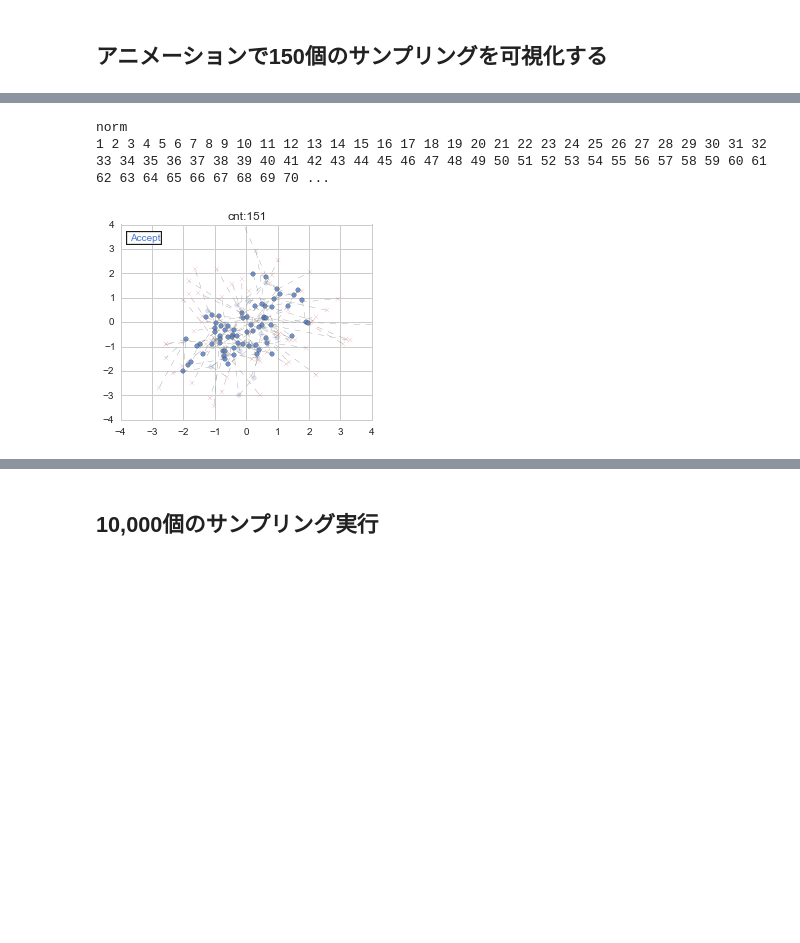
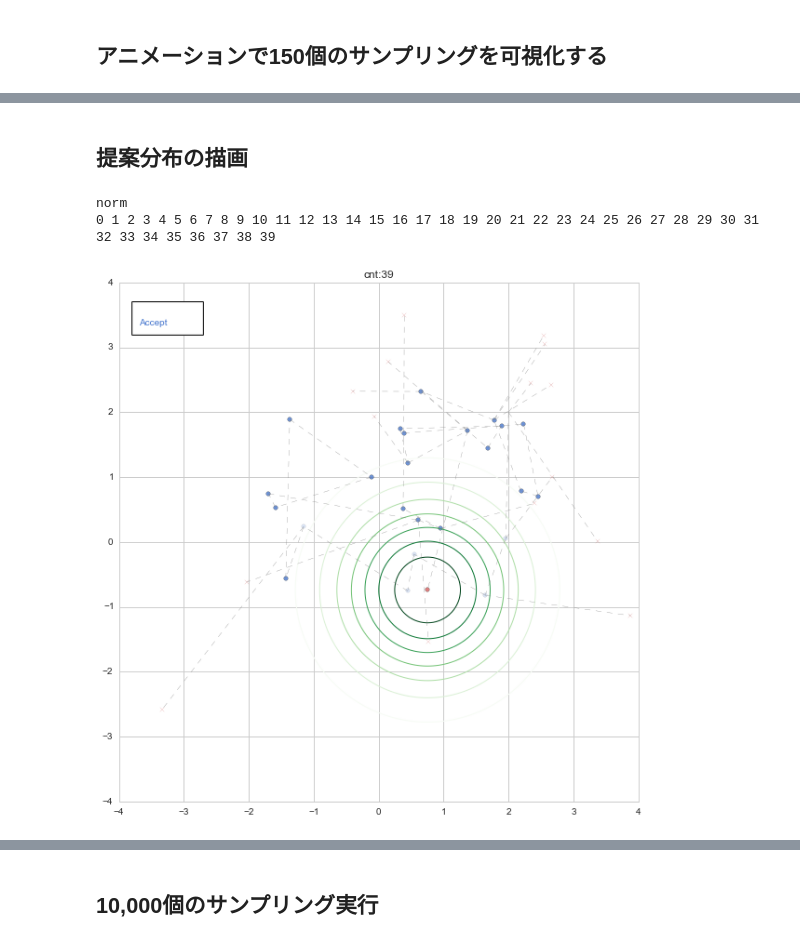
Before and after one commit to matsuken92/Qiita_Contents, a Jupyter notebook: Bayes_chap_04/metropolis-multi-normal.ipynb, the cells around one changed output, grey strips where cells are left out. Saved outputs shown, nothing was run; the diff lists cells and outputs as text; code cells hidden in the pictures; blank space fills up the shorter version.

```diff
--- a/Bayes_chap_04/metropolis-multi-normal.ipynb
+++ b/Bayes_chap_04/metropolis-multi-normal.ipynb
@@ -23,0 +106,6 @@ def P(x1, x2, b):
+# %%
+fig = plt.figure(figsize=(8,7))
+anim = ani.FuncAnimation(fig, animate, frames=int(num_frame), blit=True)
+anim.save('metropolis_norm.gif', writer='imagemagick', fps=3, dpi=96)
+
+print "Accept ratio:{0:.5f}".format(np.mean(acc_rej))
@@ -24,4 +115,8 @@ def P(x1, x2, b):
+# %% [markdown]
+## 提案分布の描画
 # %%
+rd.seed(34357)
+
 # parameters
 b = 0.5
 delta = 1
@@ -30,24 +125,32 @@ dist_type = "norm" # "norm" # "unif"
 # result
 sample = []
 
-#initial state
-current = (1, 1)
+# 初期値
+current = (2, 2)
 sample.append(current)
 
 print dist_type
 
-num_frame = 150.
+num_frame = 43#150.
 cnt = 0
+
 def animate(nframe):
     global current, cnt
-    cnt += 1
     print cnt,
 
-    # candidate of next step
+    # 提案分布による次のステップの選択
+    # dist_type: "norm":正規分布 / "unif"：一様分布
     if dist_type == "norm":
         next = (current[0] + rd.normal(0, delta), current[1] + rd.normal(0, delta))
     else:
         next = (current[0] + rd.uniform(-delta, delta), current[1] + rd.uniform(-delta, delta))
+
+    # frame 40の時だけ、提案分布の等高線を描画
+    if nframe == 39:
+        draw_contour(next[0], next[1],v=delta)
+        c = "r"
+    else:
+        c = "b"
 
     P_prev = P(current[0], current[1], b)
     P_next = P(next[0], next[1], b)
@@ -58,38 +161,52 @@ def animate(nframe):
 
     rect = plt.Rectangle((-3.8,3.2), 1.1, .5,fc="#ffffff", zorder=cnt)
     ax.add_patch(rect)
 
     plt.plot([current[0], next[0]], [current[1], next[1]], "k--", lw=.3, color="gray")
 
     if r > 1 or r > rd.uniform(0, 1):
         # 0-1の一様乱数がrより大きい時は状態を更新する。
         current = copy.copy(next)
-        if nframe > num_frame*.2:
+        if nframe >= num_frame*.2:
             alpha = 0.8
         else:
             # イテレーション回数の20%はBurn-in期間と考える(プロットの色を薄くして示す）
             alpha = 0.2
-        plt.scatter(current[0], current[1], alpha=alpha)
+        plt.scatter(current[0], current[1], alpha=alpha, c=c)
         plt.text(-3.7, 3.35, "Accept", zorder=cnt, fontdict={'color':"b"})
     else:
         # 0-1の一様乱数がrより小さい時は棄却する。
         plt.scatter(next[0], next[1], alpha=0.5, color="r", marker="x")
         plt.text(-3.7, 3.35, "Reject", zorder=cnt, fontdict={'color':"r"})
 
     sample.append(current)
     plt.xlim(-4, 4)
     plt.ylim(-4, 4)
 
-    if nframe > num_frame*.2:
+    if nframe >= num_frame*.2:
         plt.title("cnt:{}".format(cnt))
     else:
         plt.title("cnt:{} [burn-in]".format(cnt))
 
+    cnt += 1
 
-fig = plt.figure(figsize=(4.5,3.5))
-anim = ani.FuncAnimation(fig, animate, frames=int(num_frame), blit=True)
-anim.save('metropolis_norm.gif', writer='imagemagick', fps=3, dpi=64)
+
+def draw_contour(x, y, v=1, sd=0):
+    X, Y = np.meshgrid(np.linspace(-4, 4, 201), np.linspace(-4, 4, 201))
+
+    point = np.column_stack([X.flatten(), Y.flatten()])
+    mean = [x,y]
+    cov =  [[v,  sd],
+            [sd,  v]]
+    Z = st.multivariate_normal.pdf(point, mean, cov)
+    Z = Z.reshape(X.shape)
+    plt.contour(X, Y, Z, cmap=cm.Greens, linewidths=1)
+
+fig = plt.figure(figsize=(10,10))
+for i in range(40):
+    animate(i)
+plt.show()
 # %% [output]
 norm
-1 2 3 4 5 6 7 8 9 10 11 12 13 14 15 16 17 18 19 20 21 22 23 24 25 26 27 28 29 30 31 32 33 34 35 36 37 38 39 40 41 42 43 44 45 46 47 48 49 50 51 52 53 54 55 56 57 58 59 60 61 62 63 64 65 66 67 68 69 70 ...
+0 1 2 3 4 5 6 7 8 9 10 11 12 13 14 15 16 17 18 19 20 21 22 23 24 25 26 27 28 29 30 31 32 33 34 35 36 37 38 39
-[figure, old version]
+[figure, new version]
```
Also changed, not shown: parts of 11 cells of this notebook.
